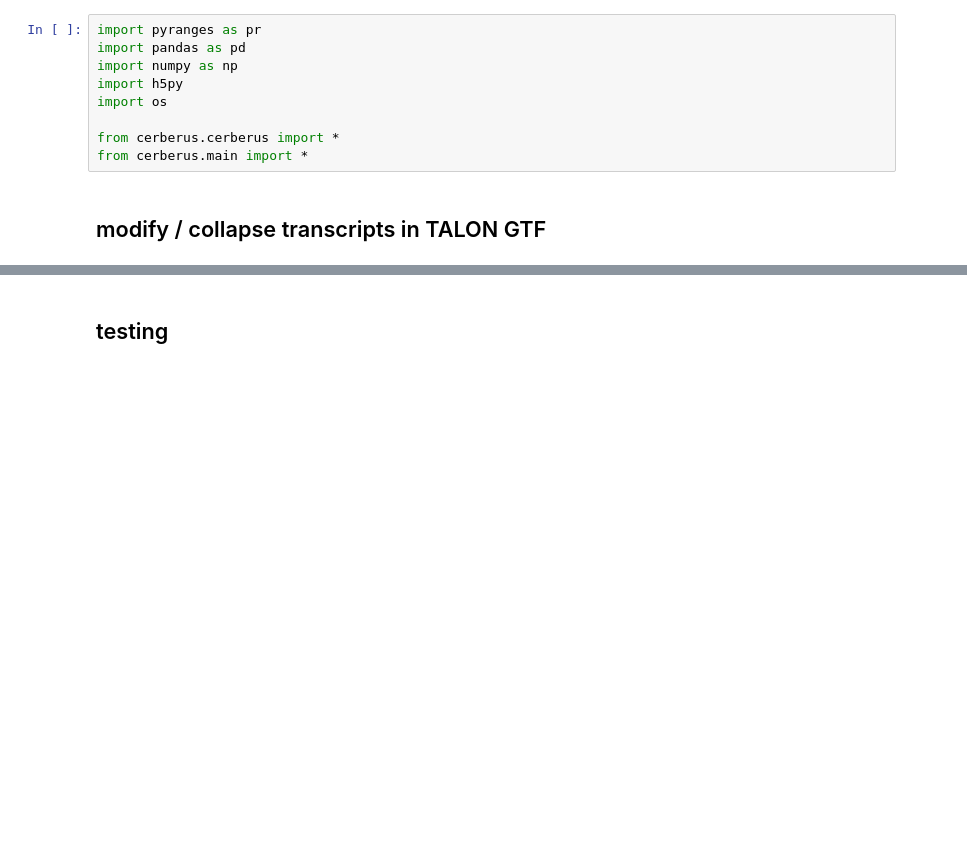
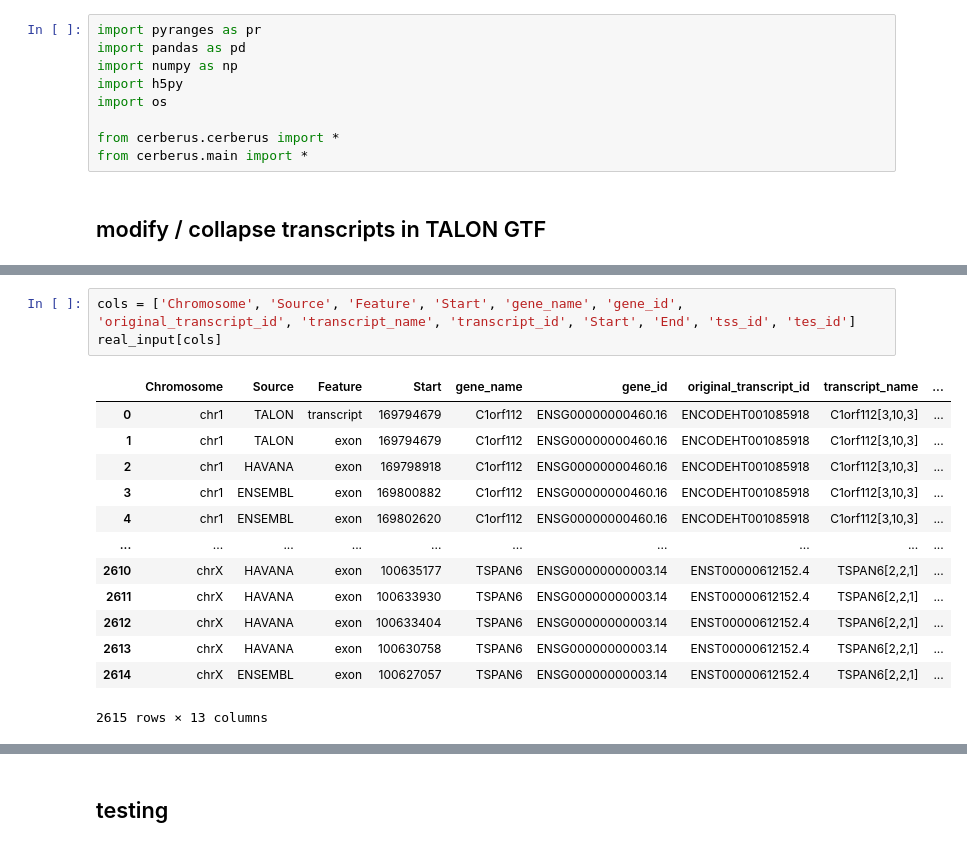
Before and after one commit to mortazavilab/cerberus, a Jupyter notebook: 220412_dev.ipynb, the cells around one changed output, grey strips where cells are left out. Cells and saved outputs as stored; diff of their text form; blank space fills up the shorter version.

```diff
--- a/220412_dev.ipynb
+++ b/220412_dev.ipynb
@@ -476,0 +611,17 @@ t_df.loc[t_df.transcript_id == t_df.transcript_id.unique().tolist()[0], ['transc
+# %%
+cols = ['Chromosome', 'Source', 'Feature', 'Start', 'gene_name', 'gene_id', 'original_transcript_id', 'transcript_name', 'transcript_id', 'Start', 'End', 'tss_id', 'tes_id']
+real_input[cols]
+# %% [output]
+|  | Chromosome | Source | Feature | Start | gene_name | gene_id | original_transcript_id | transcript_name | ... |
+| 0 | chr1 | TALON | transcript | 169794679 | C1orf112 | ENSG00000000460.16 | ENCODEHT001085918 | C1orf112[3,10,3] | ... |
+| 1 | chr1 | TALON | exon | 169794679 | C1orf112 | ENSG00000000460.16 | ENCODEHT001085918 | C1orf112[3,10,3] | ... |
+| 2 | chr1 | HAVANA | exon | 169798918 | C1orf112 | ENSG00000000460.16 | ENCODEHT001085918 | C1orf112[3,10,3] | ... |
+| 3 | chr1 | ENSEMBL | exon | 169800882 | C1orf112 | ENSG00000000460.16 | ENCODEHT001085918 | C1orf112[3,10,3] | ... |
+| 4 | chr1 | ENSEMBL | exon | 169802620 | C1orf112 | ENSG00000000460.16 | ENCODEHT001085918 | C1orf112[3,10,3] | ... |
+| ... | ... | ... | ... | ... | ... | ... | ... | ... | ... |
+| 2610 | chrX | HAVANA | exon | 100635177 | TSPAN6 | ENSG00000000003.14 | ENST00000612152.4 | TSPAN6[2,2,1] | ... |
+| 2611 | chrX | HAVANA | exon | 100633930 | TSPAN6 | ENSG00000000003.14 | ENST00000612152.4 | TSPAN6[2,2,1] | ... |
+| 2612 | chrX | HAVANA | exon | 100633404 | TSPAN6 | ENSG00000000003.14 | ENST00000612152.4 | TSPAN6[2,2,1] | ... |
+| 2613 | chrX | HAVANA | exon | 100630758 | TSPAN6 | ENSG00000000003.14 | ENST00000612152.4 | TSPAN6[2,2,1] | ... |
+| 2614 | chrX | ENSEMBL | exon | 100627057 | TSPAN6 | ENSG00000000003.14 | ENST00000612152.4 | TSPAN6[2,2,1] | ... |
+2615 rows × 13 columns
```
Also changed, not shown: parts of 22 cells of this notebook.
